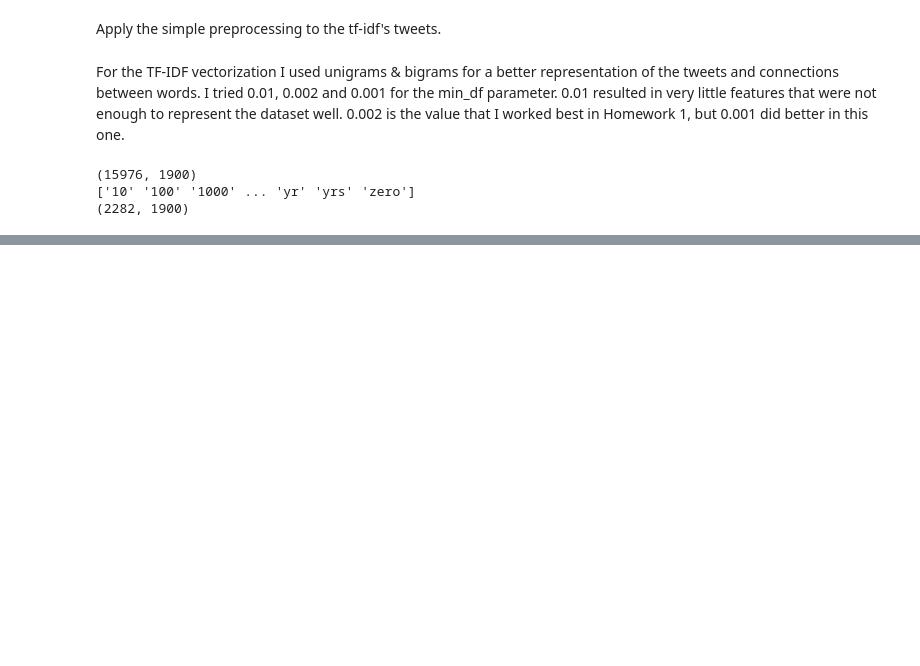
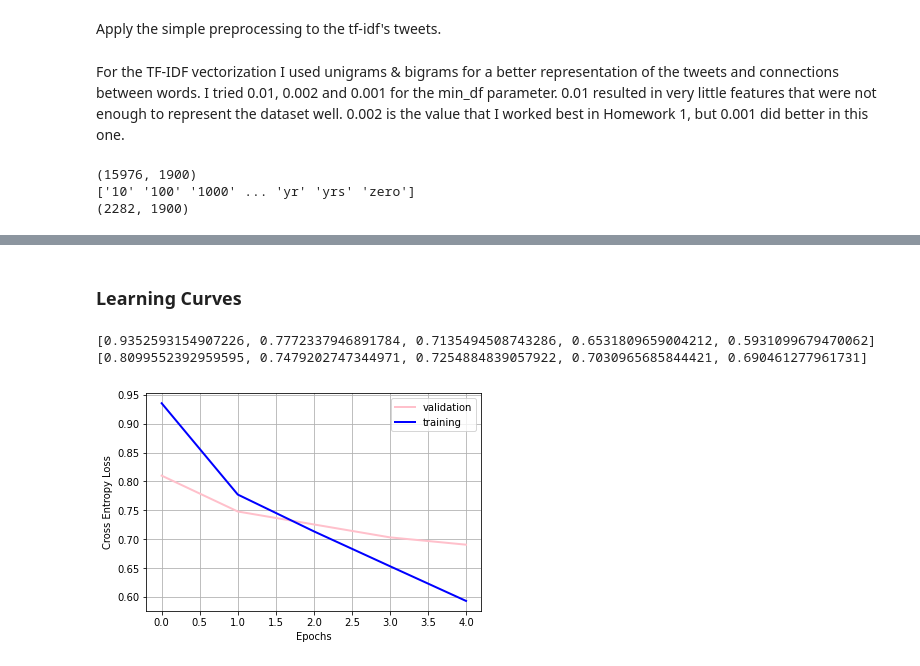
Before and after one commit to theodora-panteliou/Vaccine-Sentiment-Classifier, a Jupyter notebook: AI2_HM3_bidirectional_RNN_with_LSTM_GRU.ipynb, the cells around one changed output, grey strips where cells are left out. Cells and saved outputs as stored; diff of their text form; code cells hidden in the pictures; blank space fills up the shorter version.

```diff
--- a/AI2_HM3_bidirectional_RNN_with_LSTM_GRU.ipynb
+++ b/AI2_HM3_bidirectional_RNN_with_LSTM_GRU.ipynb
@@ -323,0 +535,27 @@ print(tfidf_test.shape)
+# %%
+# from torchtext.legacy.data import BucketIterator
+# Load Data
+# train_features = np.stack(df_train['features'])
+set_seed()
+train_features = df_train['features']
+x = torch.tensor(train_features, dtype=torch.float)
+# from torchtext.legacy.data import Dataset
+y = torch.tensor(df_train['label'], dtype=torch.long)
+# print(x)
+print(f"x shape: {x.shape}")
+print(f"y shape: {y.shape}")
+
+dataset = torch.utils.data.TensorDataset(x, y)
+
+# train_features = df_train['features'].to_numpy().flatten()
+train_loader = torch.utils.data.DataLoader(dataset=dataset, batch_size=batch_size, shuffle=True, num_workers=0)
+test_features = df_test['features']
+x_test = torch.tensor(test_features, dtype=torch.float)
+# from torchtext.legacy.data import Dataset
+y_test = torch.tensor(df_test['label'], dtype=torch.long)
+
+y_test_3 = np.array(pd.get_dummies(y_test.detach().numpy()))
+y_test_3 = torch.tensor(y_test_3, dtype=torch.float)
+# print(x)
+print(f"x shape: {x_test.shape}")
+print(f"y shape: {y_test.shape}")
@@ -323,0 +708,20 @@ print(tfidf_test.shape)
+# %% [markdown]
+### Learning Curves
+# %%
+# plot
+print(epoch_loss)
+print(validation_loss)
+fig, ax = plt.subplots()
+ax.plot(np.arange(epochs), validation_loss, color="pink", lw=2, label='validation')
+ax.plot(np.arange(epochs), epoch_loss, color="b", lw=2, label='training')
+
+ax.set_xlabel('Epochs')
+ax.set_ylabel('Cross Entropy Loss')
+
+ax.grid()
+ax.legend(loc=0)
+plt.show()
+# %% [output]
+[0.9352593154907226, 0.7772337946891784, 0.7135494508743286, 0.6531809659004212, 0.5931099679470062]
+[0.8099552392959595, 0.7479202747344971, 0.7254884839057922, 0.7030965685844421, 0.690461277961731]
+[figure, added]
```
Also changed, not shown: parts of 23 cells of this notebook.
